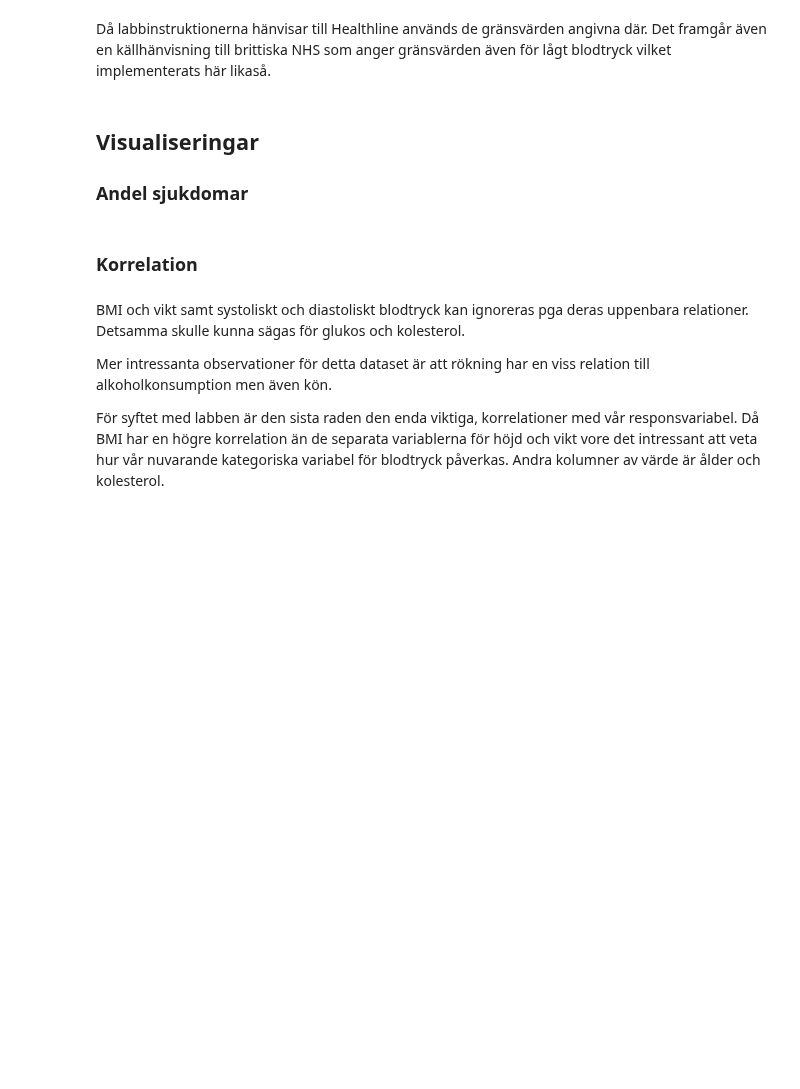
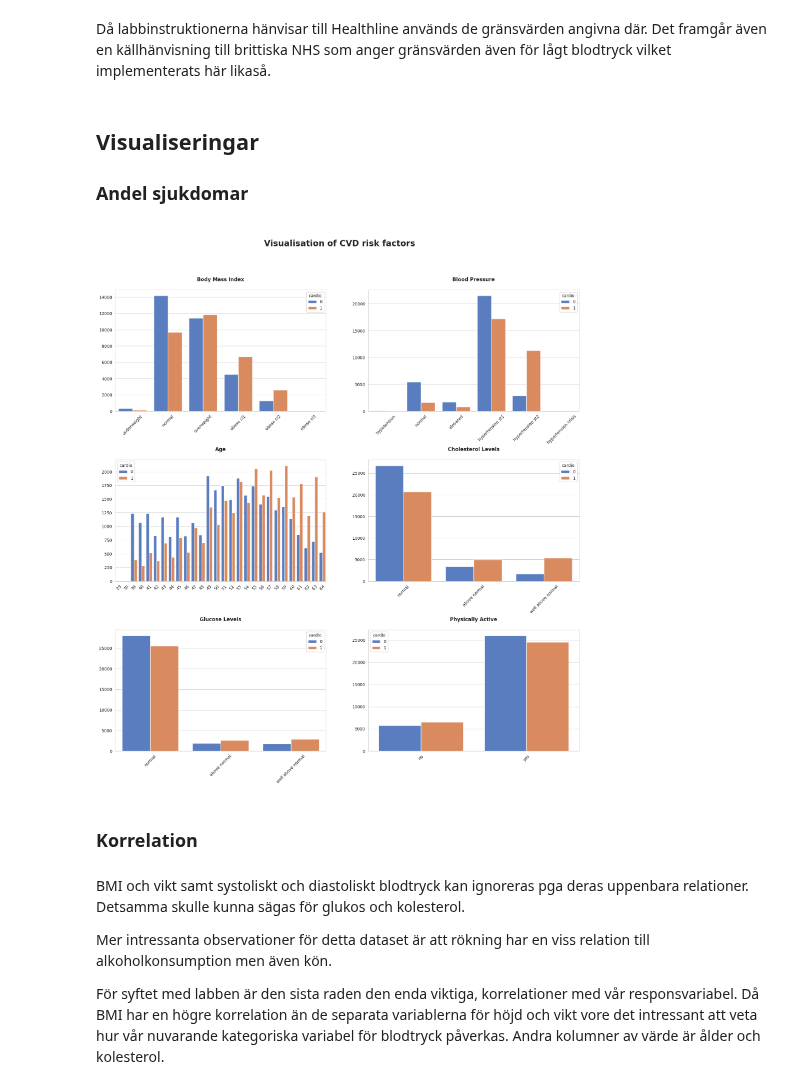
Before and after one commit to AlbotGoodman/machine-learning, a Jupyter notebook: lab/draft.ipynb, the cells around one changed output. Saved outputs shown, nothing was run; the diff lists cells and outputs as text; code cells hidden in the pictures; blank space fills up the shorter version.

```diff
--- a/lab/draft.ipynb
+++ b/lab/draft.ipynb
@@ -105,57 +113,59 @@ Då labbinstruktionerna hänvisar till Healthline används de gränsvärden angi
 chol_gluc_labels = ["normal", "above normal", "well above normal"]
 binary_labels = ["no", "yes"]
 # %%
-# # TODO: barplots instead?
+# TODO: barplots instead?
 
-# fig, ax = plt.subplots(3, 2, figsize=(20, 20))
+fig, ax = plt.subplots(3, 2, figsize=(20, 20))
 
-# sns.countplot(data=df, x="bmi_cat", order=bmi_labels, hue="cardio", ax=ax[0, 0])
-# ax[0, 0].tick_params(axis="x", rotation=45)
-# ax[0, 0].set_title("Body Mass Index\n", fontweight="bold")
-# ax[0, 0].set_xlabel("")
-# ax[0, 0].set_ylabel("")
+sns.countplot(data=df, x="bmi_cat", order=bmi_labels, hue="cardio", ax=ax[0, 0])
+ax[0, 0].tick_params(axis="x", rotation=45)
+ax[0, 0].set_title("Body Mass Index\n", fontweight="bold")
+ax[0, 0].set_xlabel("")
+ax[0, 0].set_ylabel("")
 
-# sns.countplot(data=df, x="ap_cat", order=bp_labels, hue="cardio", ax=ax[0, 1])
-# ax[0, 1].tick_params(axis="x", rotation=45)
-# ax[0, 1].set_title("Blood Pressure\n", fontweight="bold")
-# ax[0, 1].set_xlabel("")
-# ax[0, 1].set_ylabel("")
+sns.countplot(data=df, x="ap_cat", order=bp_labels, hue="cardio", ax=ax[0, 1])
+ax[0, 1].tick_params(axis="x", rotation=45)
+ax[0, 1].set_title("Blood Pressure\n", fontweight="bold")
+ax[0, 1].set_xlabel("")
+ax[0, 1].set_ylabel("")
 
-# sns.countplot(data=df, x=(df["age"] // 365.25).astype(int), hue="cardio", ax=ax[1, 0])
-# ax[1, 0].tick_params(axis="x", rotation=45)
-# ax[1, 0].set_title("Age\n", fontweight="bold")
-# ax[1, 0].set_xlabel("")
-# ax[1, 0].set_ylabel("")
+sns.countplot(data=df, x=(df["age"] // 365.25).astype(int), hue="cardio", ax=ax[1, 0])
+ax[1, 0].tick_params(axis="x", rotation=45)
+ax[1, 0].set_title("Age\n", fontweight="bold")
+ax[1, 0].set_xlabel("")
+ax[1, 0].set_ylabel("")
 
-# sns.countplot(data=df, x="cholesterol", hue="cardio", ax=ax[1, 1])
-# ax[1, 1].tick_params(axis="x", rotation=45)
-# ax[1, 1].set_xticks([0, 1, 2])
-# ax[1, 1].set_xticklabels(chol_gluc_labels)
-# ax[1, 1].set_title("Cholesterol Levels\n", fontweight="bold")
-# ax[1, 1].set_xlabel("")
-# ax[1, 1].set_ylabel("")
+sns.countplot(data=df, x="cholesterol", hue="cardio", ax=ax[1, 1])
+ax[1, 1].tick_params(axis="x", rotation=45)
+ax[1, 1].set_xticks([0, 1, 2])
+ax[1, 1].set_xticklabels(chol_gluc_labels)
+ax[1, 1].set_title("Cholesterol Levels\n", fontweight="bold")
+ax[1, 1].set_xlabel("")
+ax[1, 1].set_ylabel("")
 
-# sns.countplot(data=df, x="gluc", hue="cardio", ax=ax[2, 0])
-# ax[2, 0].tick_params(axis="x", rotation=45)
-# ax[2, 0].set_xticks([0, 1, 2])
-# ax[2, 0].set_xticklabels(chol_gluc_labels)
-# ax[2, 0].set_title("Glucose Levels\n", fontweight="bold")
-# ax[2, 0].set_xlabel("")
-# ax[2, 0].set_ylabel("")
+sns.countplot(data=df, x="gluc", hue="cardio", ax=ax[2, 0])
+ax[2, 0].tick_params(axis="x", rotation=45)
+ax[2, 0].set_xticks([0, 1, 2])
+ax[2, 0].set_xticklabels(chol_gluc_labels)
+ax[2, 0].set_title("Glucose Levels\n", fontweight="bold")
+ax[2, 0].set_xlabel("")
+ax[2, 0].set_ylabel("")
 
-# sns.countplot(data=df, x="active", hue="cardio", ax=ax[2, 1])
-# ax[2, 1].tick_params(axis="x", rotation=45)
-# ax[2, 1].set_xticks([0, 1])
-# ax[2, 1].set_xticklabels(binary_labels)
-# ax[2, 1].set_title("Physically Active\n", fontweight="bold")
-# ax[2, 1].set_xlabel("")
-# ax[2, 1].set_ylabel("")
+sns.countplot(data=df, x="active", hue="cardio", ax=ax[2, 1])
+ax[2, 1].tick_params(axis="x", rotation=45)
+ax[2, 1].set_xticks([0, 1])
+ax[2, 1].set_xticklabels(binary_labels)
+ax[2, 1].set_title("Physically Active\n", fontweight="bold")
+ax[2, 1].set_xlabel("")
+ax[2, 1].set_ylabel("")
 
-# # fig.delaxes(ax[2, 1])  # Remove the empty subplot
+# fig.delaxes(ax[2, 1])  # Remove the empty subplot
 
-# fig.suptitle("\nVisualisation of CVD risk factors", fontweight="bold", fontsize=20)
-# plt.subplots_adjust(hspace=0.4)
-# plt.show()
+fig.suptitle("\nVisualisation of CVD risk factors", fontweight="bold", fontsize=20)
+plt.subplots_adjust(hspace=0.4)
+plt.show()
+# %% [output]
+[figure, added]
 # %% [markdown]
 ### Korrelation
 # %%
```
Also changed, not shown: parts of 10 cells of this notebook, 2 other files.
